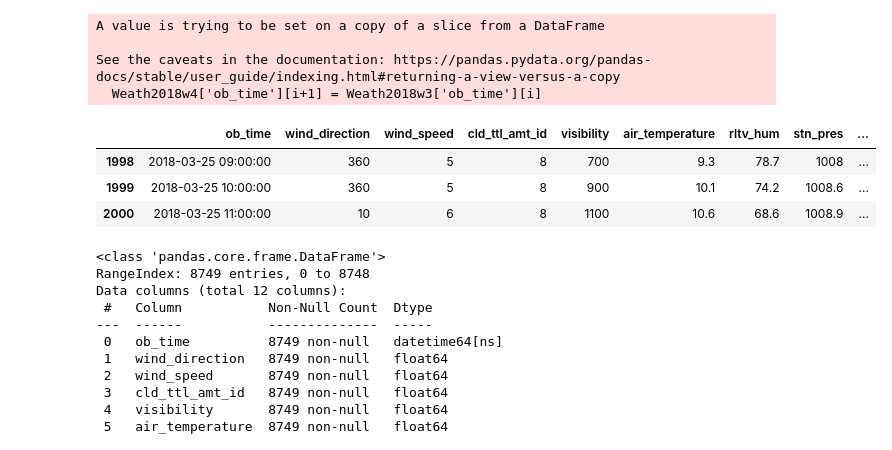
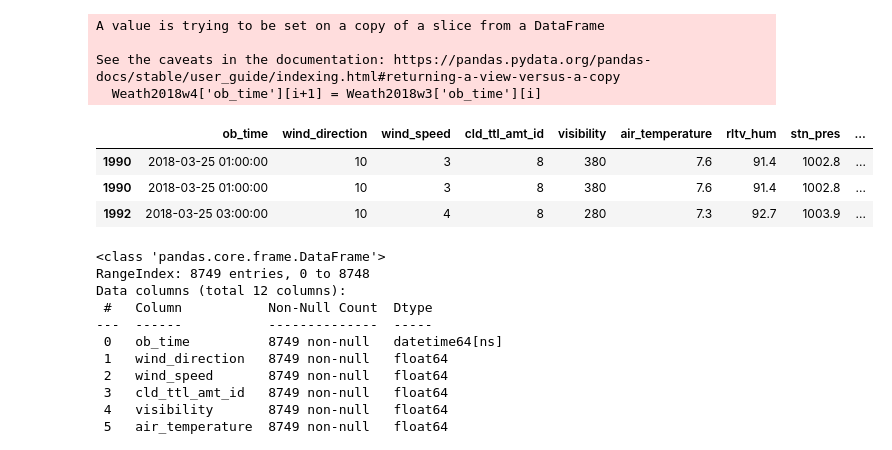
Before and after one commit to aalogan/London-Fire-Brigade-Callouts, a Jupyter notebook: Data Collection Cleaning and Merging.ipynb, the cells around one changed output. Saved outputs shown, nothing was run; the diff lists cells and outputs as text; code cells hidden in the pictures.

```diff
--- a/Data Collection Cleaning and Merging.ipynb
+++ b/Data Collection Cleaning and Merging.ipynb
@@ -950,12 +976,12 @@ See the caveats in the documentation: https://pandas.pydata.org/pandas-docs/stab
 # %%
 Weath2018w5.reset_index(inplace=True)
 Weath2018w5.drop('index', axis=1, inplace=True)
-Weath2018w5.iloc[[1998,1999,2000]]
+Weath2018w5.iloc[[1990,1990,1992]]
 # %% [output]
 |  | ob_time | wind_direction | wind_speed | cld_ttl_amt_id | visibility | air_temperature | rltv_hum | stn_pres | ... |
-| 1998 | 2018-03-25 09:00:00 | 360 | 5 | 8 | 700 | 9.3 | 78.7 | 1008 | ... |
-| 1999 | 2018-03-25 10:00:00 | 360 | 5 | 8 | 900 | 10.1 | 74.2 | 1008.6 | ... |
-| 2000 | 2018-03-25 11:00:00 | 10 | 6 | 8 | 1100 | 10.6 | 68.6 | 1008.9 | ... |
+| 1990 | 2018-03-25 01:00:00 | 10 | 3 | 8 | 380 | 7.6 | 91.4 | 1002.8 | ... |
+| 1990 | 2018-03-25 01:00:00 | 10 | 3 | 8 | 380 | 7.6 | 91.4 | 1002.8 | ... |
+| 1992 | 2018-03-25 03:00:00 | 10 | 4 | 8 | 280 | 7.3 | 92.7 | 1003.9 | ... |
 # %%
 Weath2018w6 = Weath2018w5.drop(columns = ['ob_time1','Date','Sunrise Time (LST)', 'Sunset Time (LST)', 'sunrisehr', 'sunsethr'])
 Weath2018w6.fillna(method = 'backfill', inplace = True)
```
Also changed, not shown: parts of 5 cells of this notebook, 7 other files.
